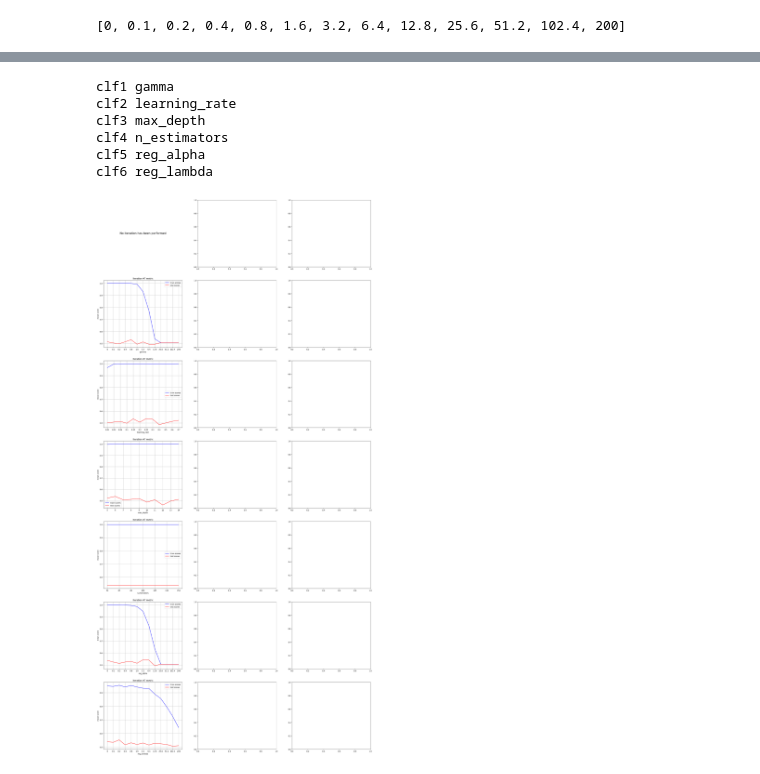
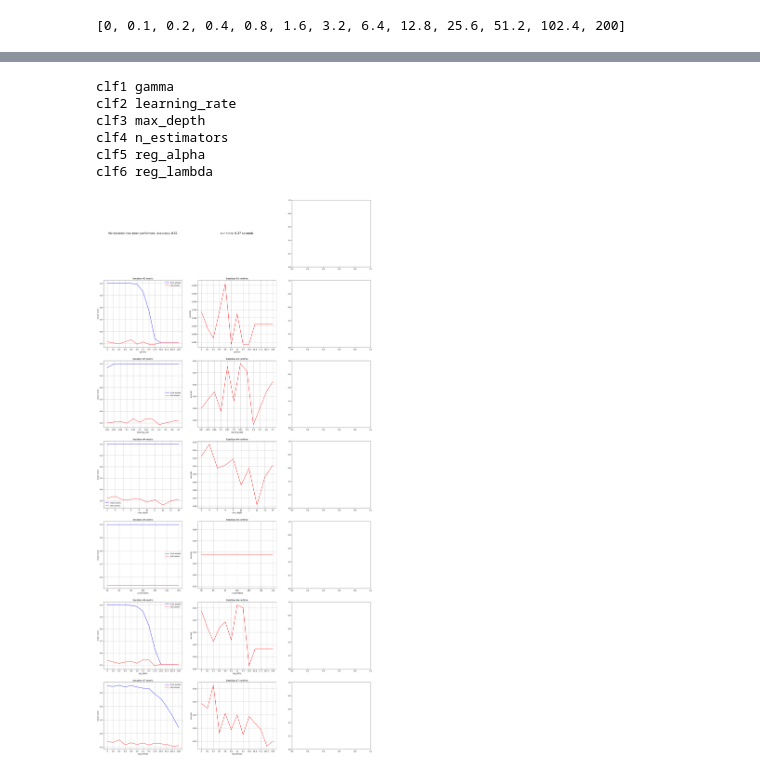
Before and after one commit to somajay-jefferson/Hyper-Param-Search-Visualization-, a Jupyter notebook: Gridsearch.ipynb, the cells around one changed output, grey strips where cells are left out. Cells and saved outputs as stored; diff of their text form; code cells hidden in the pictures.

Commit message:
Update Gridsearch.ipynb
Fixed a bug on the visualization and added a update update_classifier fucntion allowing specifying dict to update param

```diff
--- a/Gridsearch.ipynb
+++ b/Gridsearch.ipynb
@@ -316,18 +412,3 @@ test_class.results_dict
 param_grid["gamma"]
 # %% [output]
 [0, 0.1, 0.2, 0.4, 0.8, 1.6, 3.2, 6.4, 12.8, 25.6, 51.2, 102.4, 200]
-# %%
-import matplotlib.pyplot as plt
-
-# Sample data
-x = [0, 1, 2, 3, 4]
-y = [10, 20, 15, 30, 25]
-
-fig, ax = plt.subplots()
-
-# Setting custom tick positions and labels
-ax.set_xticks(x)
-ax.set_xticklabels(['A', 'B', 'C', 'D', 'E'])
-
-ax.plot(x, y)
-plt.show()
@@ -376,43 +454,64 @@ for row in range(nrows):
 
         print(clf_number, hyper_param_name)
 
+
+        #metric
         y1 = results_dict[clf_number]['mean_train_accuracy']#.loc[:,'mean_train_score']
         y2 = results_dict[clf_number]['mean_test_accuracy']#.loc[:,'mean_test_score']
         x = np.arange(len(data_range))
 
 
-
-
         ax[row, 0].plot(x, y1, label='train scores', color='blue')
         ax[row, 0].plot(x, y2, label='test scores', color='red')
-        ax[row, 0].set_title(f'Iteration #{i+1} results')
-        ax[row, 0].set_title(f'Iteration #{i+1} metric')
+        #ax[row, 0].set_title(f'Iteration #{i+1} results')
+        ax[row, 0].set_title(f'Iteration #{row+1} metric')
 
 
         ax[row, 0].set_xticks(x)
         ax[row, 0].set_xticklabels([str(value) for value in data_range])
 
 
         ax[row, 0].grid('major')
         ax[row, 0].legend()
         ax[row, 0].set_xlabel(hyper_param_name)
         ax[row, 0].set_ylabel('mean score')
 
 
+
+        #run time
+        y3 = results_dict[clf_number]['mean_fit_time']#.loc[:,'mean_train_score']
+        ax[row, 1].plot(x, y2, label='test scores', color='red')
+        #ax[row, 1].set_title(f'Iteration #{i+1} results')
+        ax[row, 1].set_title(f'Iteration #{row+1} runtime')
+
+        ax[row, 1].set_xticks(x)
+        ax[row, 1].set_xticklabels([str(value) for value in data_range])
+
+        ax[row, 1].grid('major')
+        #ax[row, 1].legend()
+        ax[row, 1].set_xlabel(hyper_param_name)
+        ax[row, 1].set_ylabel('seconds')
+
     else:
         ax[row, 0].axis('off')
-        ax[row, 0].text(x=0.5, y=0.5, s='No iteration has been performed', fontsize=16, va='center', ha='center')
+        ax[row, 0].text(x=0.5, y=0.5, s='No iteration has been performed; accuracy: ' + str(np.round(results_dict['clf0']['mean_test_accuracy'][0], decimals=2)), fontsize=16, va='center', ha='center')
 
 
+        #run time
+        ax[row, 1].axis('off')
+        ax[row, 1].text(x=0.5, y=0.5, s="run time: " + str(np.round(results_dict['clf0']['mean_fit_time'][0], decimals=2))+" seconds", fontsize=16, va='center', ha='center')
+
+    #confusion matrix
+    #cm = confusion_matrix()
 plt.show()
 # %% [output]
 clf1 gamma
 clf2 learning_rate
 clf3 max_depth
 clf4 n_estimators
 clf5 reg_alpha
 clf6 reg_lambda
-[figure, old version]
+[figure, new version]
 # %%
 results_dict = test_class.results_dict
 
```
Also changed, not shown: parts of 10 cells of this notebook.
